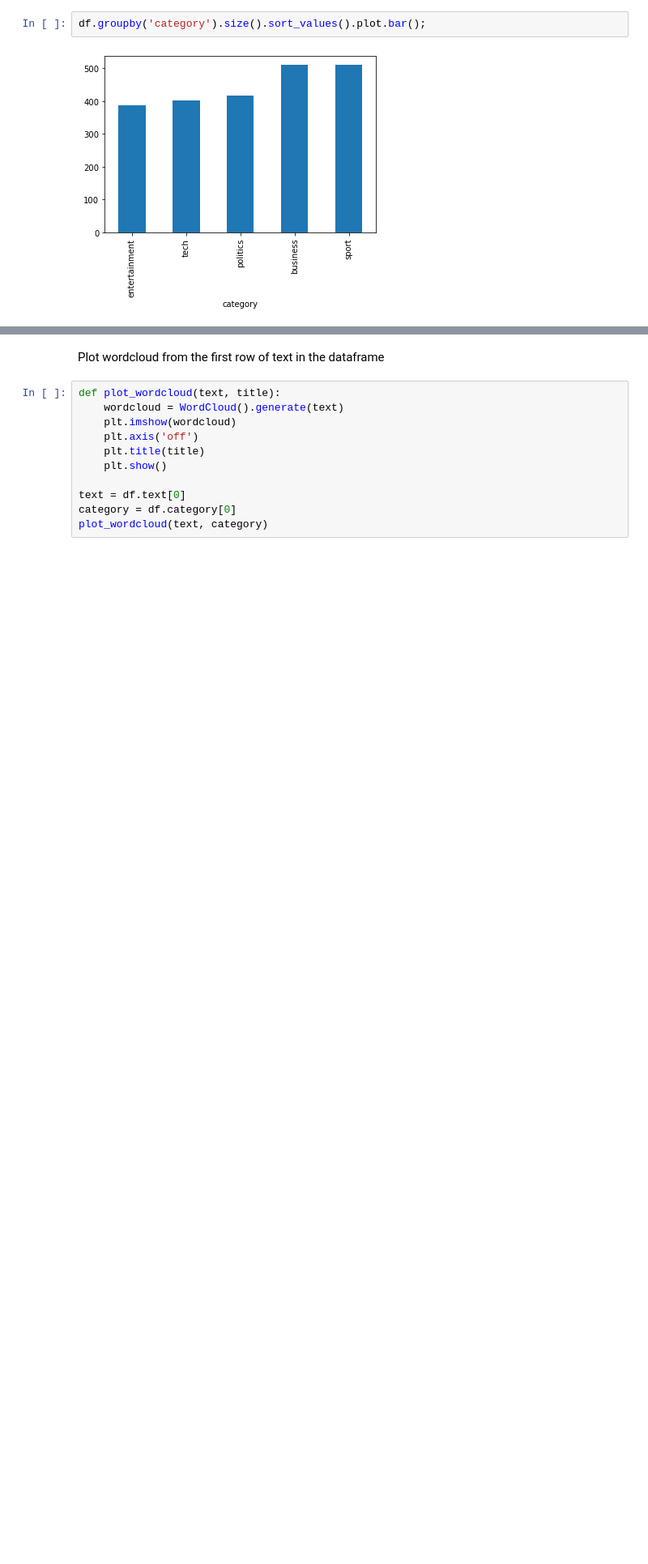
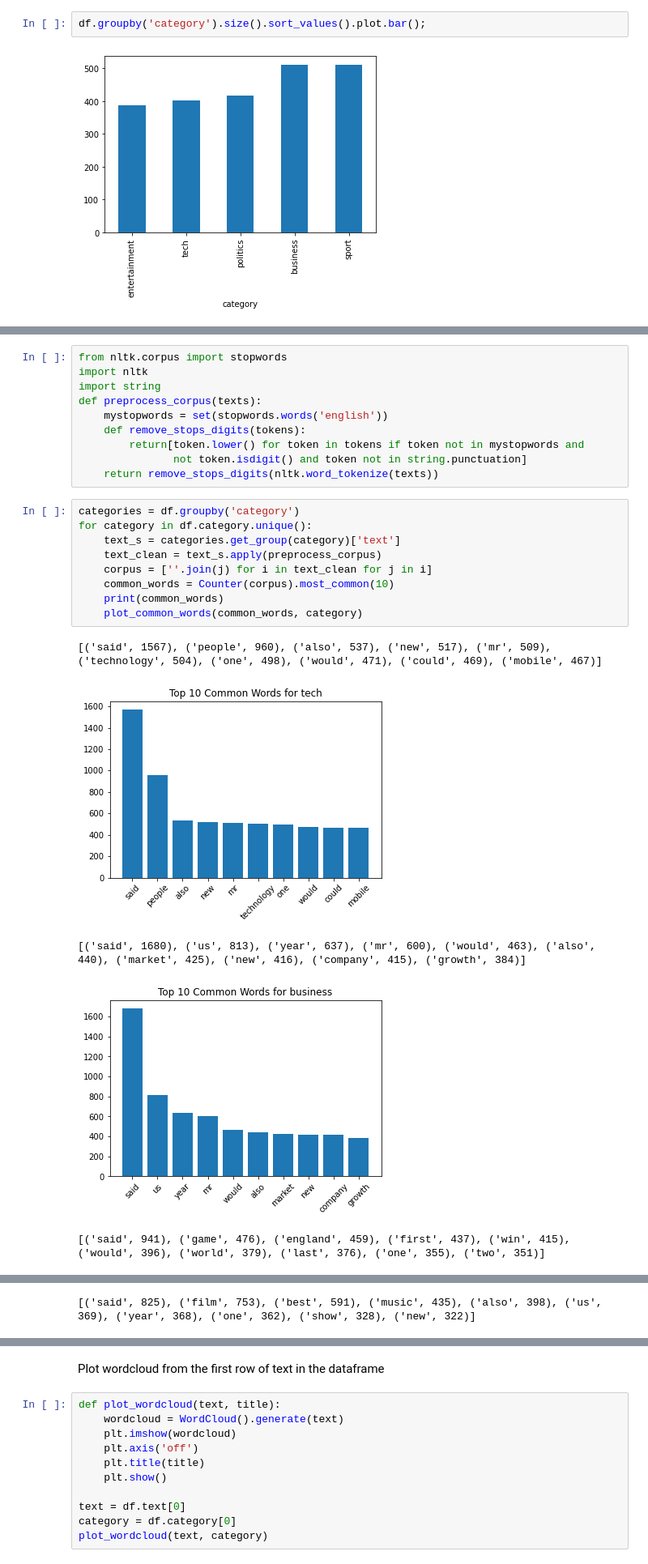
Before and after one commit to datalass1/30-days-of-NLP, a Jupyter notebook: notebooks/20210921-bbc_text_classification.ipynb, the cells around one changed output, grey strips where cells are left out. Shown at 81% size. Cells and saved outputs as stored; diff of their text form; blank space fills up the shorter version.

Commit message:
preprocessing with pandas df and counting common words, finding punctuation

```diff
--- a/notebooks/20210921-bbc_text_classification.ipynb
+++ b/notebooks/20210921-bbc_text_classification.ipynb
@@ -65,0 +114,25 @@ for category in df.category.unique():
+# %%
+from nltk.corpus import stopwords
+import nltk
+import string
+def preprocess_corpus(texts):
+    mystopwords = set(stopwords.words('english'))
+    def remove_stops_digits(tokens):
+        return[token.lower() for token in tokens if token not in mystopwords and
+               not token.isdigit() and token not in string.punctuation]
+    return remove_stops_digits(nltk.word_tokenize(texts))
+# %%
+categories = df.groupby('category')
+for category in df.category.unique():
+    text_s = categories.get_group(category)['text']
+    text_clean = text_s.apply(preprocess_corpus)
+    corpus = [''.join(j) for i in text_clean for j in i]
+    common_words = Counter(corpus).most_common(10)
+    print(common_words)
+    plot_common_words(common_words, category)
+# %% [output]
+[('said', 1567), ('people', 960), ('also', 537), ('new', 517), ('mr', 509), ('technology', 504), ('one', 498), ('would', 471), ('could', 469), ('mobile', 467)]
+[figure, added]
+[('said', 1680), ('us', 813), ('year', 637), ('mr', 600), ('would', 463), ('also', 440), ('market', 425), ('new', 416), ('company', 415), ('growth', 384)]
+[figure, added]
+[('said', 941), ('game', 476), ('england', 459), ('first', 437), ('win', 415), ('would', 396), ('world', 379), ('last', 376), ('one', 355), ('two', 351)]
@@ -65,0 +140 @@ for category in df.category.unique():
+[('said', 825), ('film', 753), ('best', 591), ('music', 435), ('also', 398), ('us', 369), ('year', 368), ('one', 362), ('show', 328), ('new', 322)]
```
Also changed, not shown: parts of 8 cells of this notebook.
